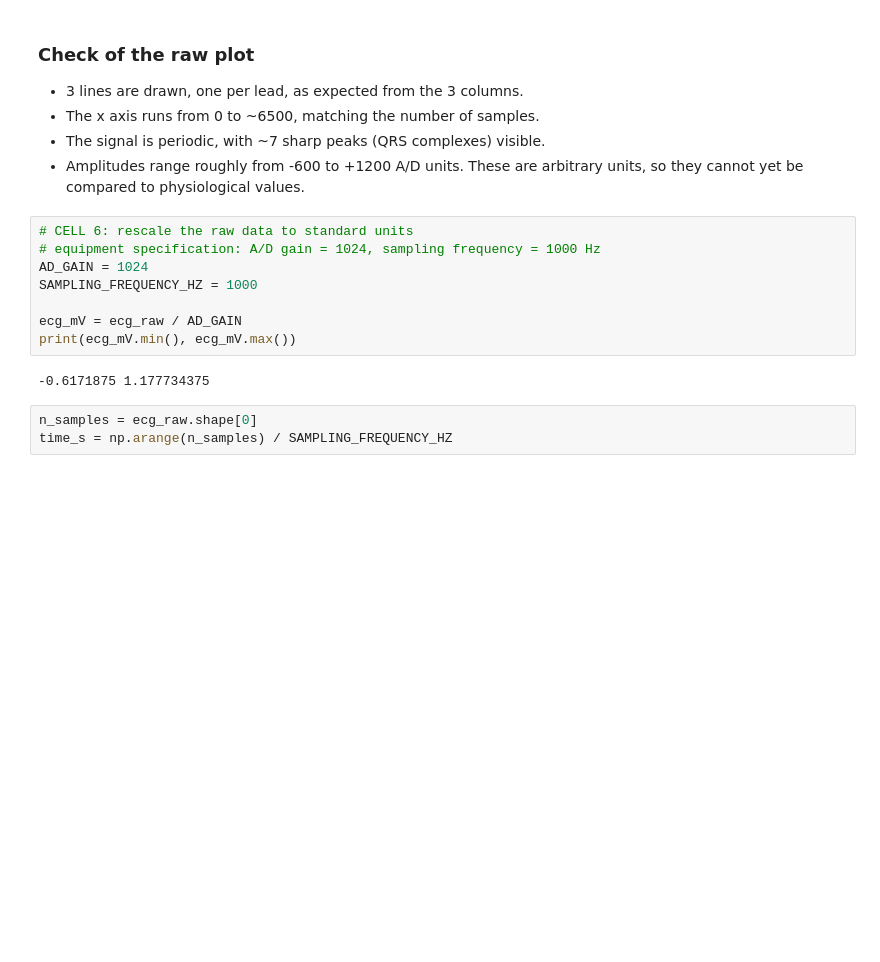
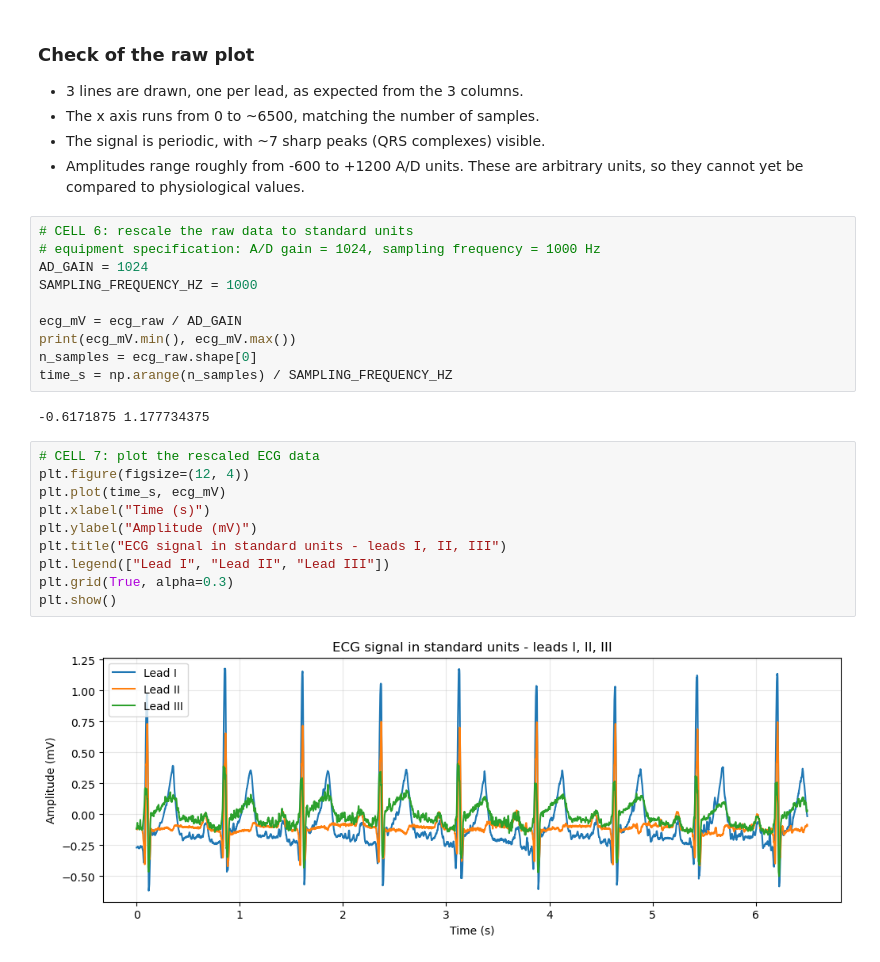
Before and after one commit to AlexisLag-student/Series01-Pythonv2, a Jupyter notebook: Series01-python.ipynb, the cells around one changed output. Cells and saved outputs as stored; diff of their text form; blank space fills up the shorter version.

Commit message:
Add numerical checks for rescaled ECG plot

```diff
--- a/Series01-python.ipynb
+++ b/Series01-python.ipynb
@@ -61,8 +61,19 @@ SAMPLING_FREQUENCY_HZ = 1000
 
 ecg_mV = ecg_raw / AD_GAIN
 print(ecg_mV.min(), ecg_mV.max())
+n_samples = ecg_raw.shape[0]
+time_s = np.arange(n_samples) / SAMPLING_FREQUENCY_HZ
 # %% [output]
 -0.6171875 1.177734375
-# %%
-n_samples = ecg_raw.shape[0]
-time_s = np.arange(n_samples) / SAMPLING_FREQUENCY_HZ
+# %%
+# CELL 7: plot the rescaled ECG data
+plt.figure(figsize=(12, 4))
+plt.plot(time_s, ecg_mV)
+plt.xlabel("Time (s)")
+plt.ylabel("Amplitude (mV)")
+plt.title("ECG signal in standard units - leads I, II, III")
+plt.legend(["Lead I", "Lead II", "Lead III"])
+plt.grid(True, alpha=0.3)
+plt.show()
+# %% [output]
+[figure, added]
```
Also changed, not shown: parts of 2 cells of this notebook.
